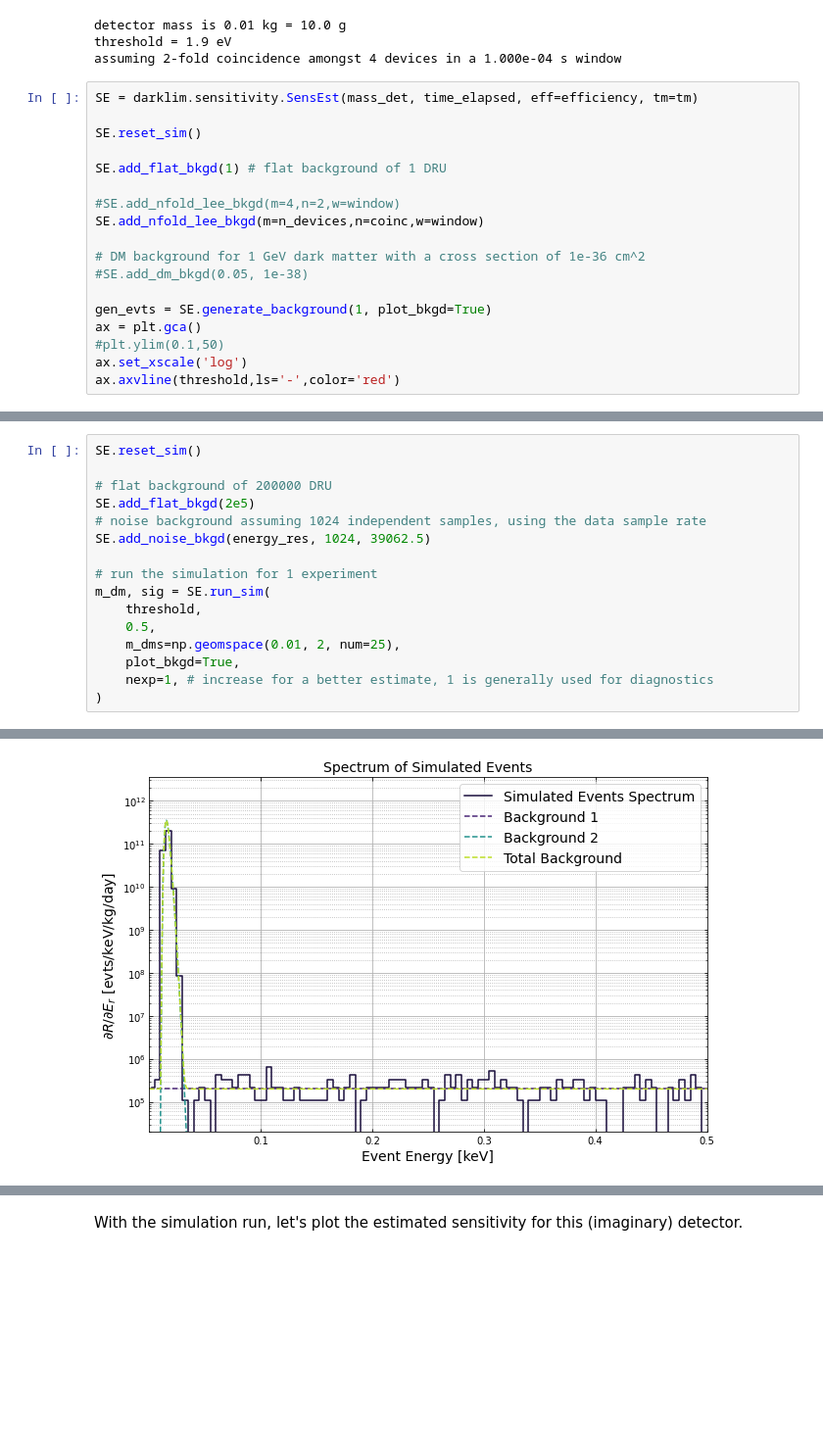
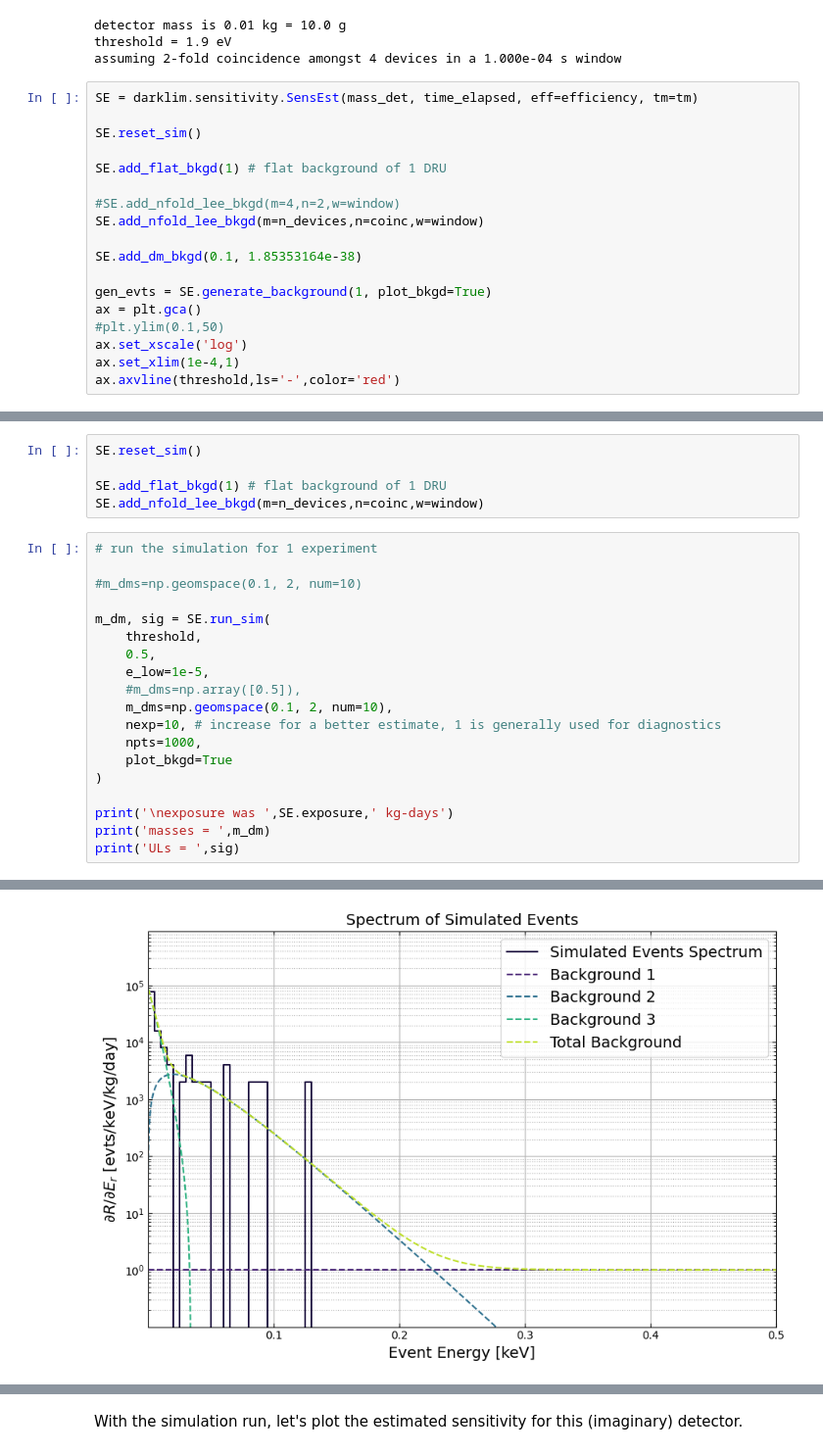
Before and after one commit to spice-herald/DarkLim, a Jupyter notebook: examples/helium.ipynb, the cells around one changed output, grey strips where cells are left out. Shown at 98% size. Cells and saved outputs as stored; diff of their text form; blank space fills up the shorter version.

```diff
--- a/examples/helium.ipynb
+++ b/examples/helium.ipynb
@@ -94,12 +94,12 @@ SE.add_flat_bkgd(1) # flat background of 1 DRU
 #SE.add_nfold_lee_bkgd(m=4,n=2,w=window)
 SE.add_nfold_lee_bkgd(m=n_devices,n=coinc,w=window)
 
-# DM background for 1 GeV dark matter with a cross section of 1e-36 cm^2
-#SE.add_dm_bkgd(0.05, 1e-38)
+SE.add_dm_bkgd(0.1, 1.85353164e-38)
 
 gen_evts = SE.generate_background(1, plot_bkgd=True)
 ax = plt.gca()
 #plt.ylim(0.1,50)
 ax.set_xscale('log')
+ax.set_xlim(1e-4,1)
 ax.axvline(threshold,ls='-',color='red')
 # %% [output]
@@ -114,17 +112,25 @@ Below, we'll reset the simulation, remake the backgrounds without including the
+# %%
+SE.reset_sim()
+
+SE.add_flat_bkgd(1) # flat background of 1 DRU
+SE.add_nfold_lee_bkgd(m=n_devices,n=coinc,w=window)
 # %%
-SE.reset_sim()
+# run the simulation for 1 experiment
 
-# flat background of 200000 DRU
-SE.add_flat_bkgd(2e5)
-# noise background assuming 1024 independent samples, using the data sample rate
-SE.add_noise_bkgd(energy_res, 1024, 39062.5)
+#m_dms=np.geomspace(0.1, 2, num=10)
 
-# run the simulation for 1 experiment
 m_dm, sig = SE.run_sim(
     threshold,
     0.5,
-    m_dms=np.geomspace(0.01, 2, num=25),
-    plot_bkgd=True,
-    nexp=1, # increase for a better estimate, 1 is generally used for diagnostics
+    e_low=1e-5,
+    #m_dms=np.array([0.5]),
+    m_dms=np.geomspace(0.1, 2, num=10),
+    nexp=10, # increase for a better estimate, 1 is generally used for diagnostics
+    npts=1000,
+    plot_bkgd=True
 )
+
+print('\nexposure was ',SE.exposure,' kg-days')
+print('masses = ',m_dm)
+print('ULs = ',sig)
 # %% [output]
@@ -131 +154 @@ m_dm, sig = SE.run_sim(
-[figure, old version]
+[figure, new version]
```
Also changed, not shown: parts of 7 cells of this notebook, 1 other file.
